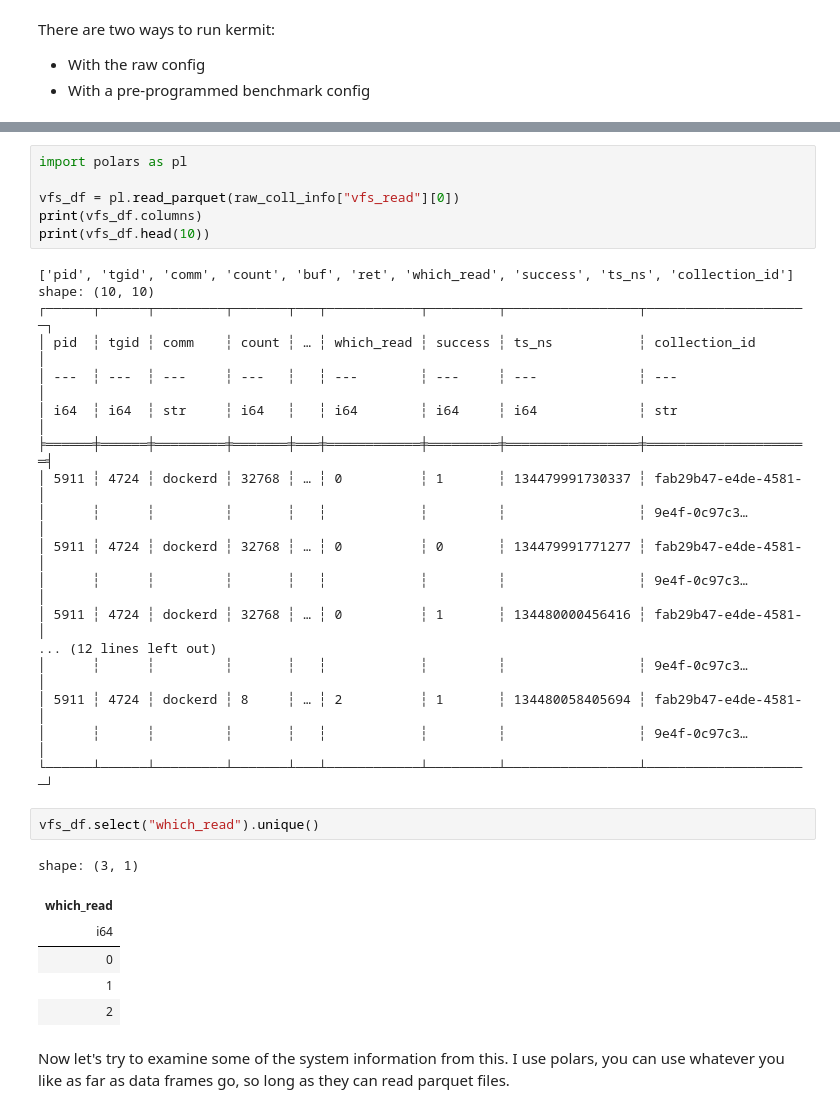
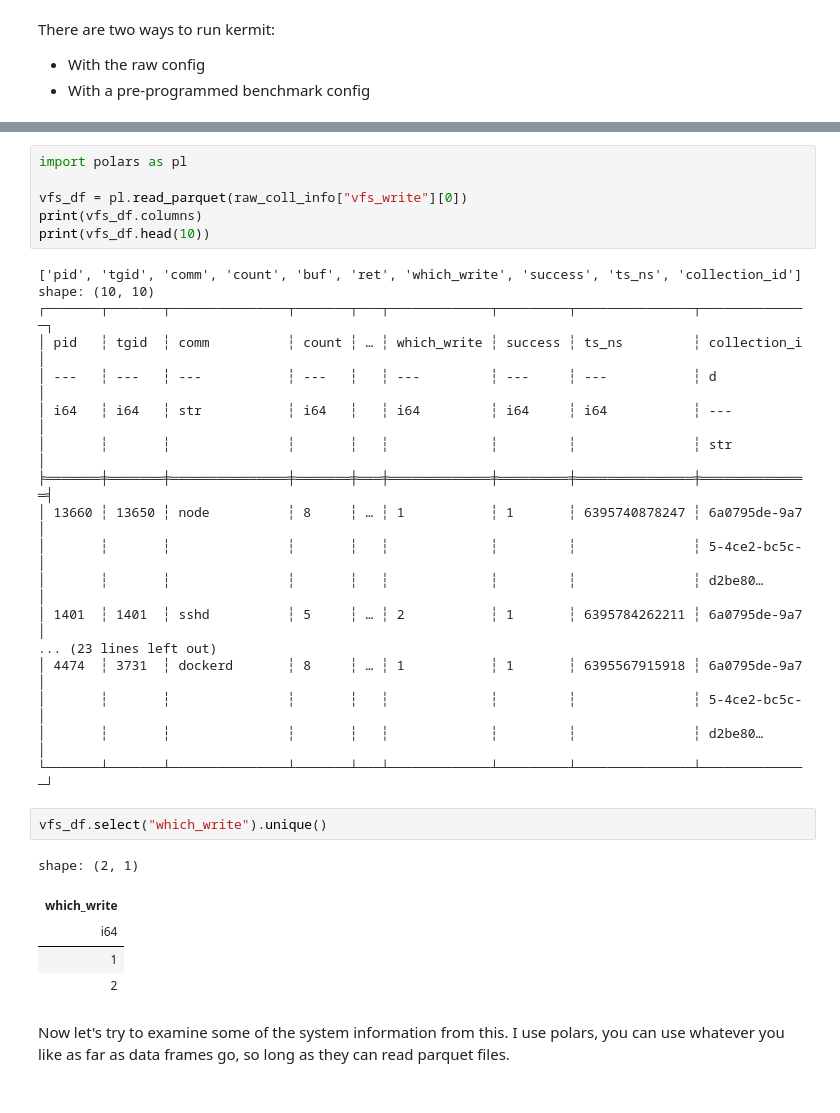
Before and after one commit to dhruvgoyalsjc/KernMLOps, a Jupyter notebook: tutorial.ipynb, the cells around one changed output, grey strips where cells are left out. Drawn from its saved outputs; the diff is of its cells as text.

```diff
--- a/tutorial.ipynb
+++ b/tutorial.ipynb
@@ -94,34 +92,33 @@ dict_keys(['dtlb_misses', 'block_io', 'file_data', 'system_info', 'process_metad
 # %%
 import polars as pl
 
-vfs_df = pl.read_parquet(raw_coll_info["vfs_read"][0])
+vfs_df = pl.read_parquet(raw_coll_info["vfs_write"][0])
 print(vfs_df.columns)
 print(vfs_df.head(10))
 # %% [output]
-['pid', 'tgid', 'comm', 'count', 'buf', 'ret', 'which_read', 'success', 'ts_ns', 'collection_id']
+['pid', 'tgid', 'comm', 'count', 'buf', 'ret', 'which_write', 'success', 'ts_ns', 'collection_id']
 shape: (10, 10)
-┌──────┬──────┬─────────┬───────┬───┬────────────┬─────────┬─────────────────┬─────────────────────┐
-│ pid  ┆ tgid ┆ comm    ┆ count ┆ … ┆ which_read ┆ success ┆ ts_ns           ┆ collection_id       │
-│ ---  ┆ ---  ┆ ---     ┆ ---   ┆   ┆ ---        ┆ ---     ┆ ---             ┆ ---                 │
-│ i64  ┆ i64  ┆ str     ┆ i64   ┆   ┆ i64        ┆ i64     ┆ i64             ┆ str                 │
-╞══════╪══════╪═════════╪═══════╪═══╪════════════╪═════════╪═════════════════╪═════════════════════╡
-│ 5911 ┆ 4724 ┆ dockerd ┆ 32768 ┆ … ┆ 0          ┆ 1       ┆ 134479991730337 ┆ fab29b47-e4de-4581- │
-│      ┆      ┆         ┆       ┆   ┆            ┆         ┆                 ┆ 9e4f-0c97c3…        │
-│ 5911 ┆ 4724 ┆ dockerd ┆ 32768 ┆ … ┆ 0          ┆ 0       ┆ 134479991771277 ┆ fab29b47-e4de-4581- │
-│      ┆      ┆         ┆       ┆   ┆            ┆         ┆                 ┆ 9e4f-0c97c3…        │
-│ 5911 ┆ 4724 ┆ dockerd ┆ 32768 ┆ … ┆ 0          ┆ 1       ┆ 134480000456416 ┆ fab29b47-e4de-4581- │
-... (12 lines left out)
-│      ┆      ┆         ┆       ┆   ┆            ┆         ┆                 ┆ 9e4f-0c97c3…        │
-│ 5911 ┆ 4724 ┆ dockerd ┆ 8     ┆ … ┆ 2          ┆ 1       ┆ 134480058405694 ┆ fab29b47-e4de-4581- │
-│      ┆      ┆         ┆       ┆   ┆            ┆         ┆                 ┆ 9e4f-0c97c3…        │
-└──────┴──────┴─────────┴───────┴───┴────────────┴─────────┴─────────────────┴─────────────────────┘
+┌───────┬───────┬───────────────┬───────┬───┬─────────────┬─────────┬───────────────┬──────────────┐
+│ pid   ┆ tgid  ┆ comm          ┆ count ┆ … ┆ which_write ┆ success ┆ ts_ns         ┆ collection_i │
+│ ---   ┆ ---   ┆ ---           ┆ ---   ┆   ┆ ---         ┆ ---     ┆ ---           ┆ d            │
+│ i64   ┆ i64   ┆ str           ┆ i64   ┆   ┆ i64         ┆ i64     ┆ i64           ┆ ---          │
+│       ┆       ┆               ┆       ┆   ┆             ┆         ┆               ┆ str          │
+╞═══════╪═══════╪═══════════════╪═══════╪═══╪═════════════╪═════════╪═══════════════╪══════════════╡
+│ 13660 ┆ 13650 ┆ node          ┆ 8     ┆ … ┆ 1           ┆ 1       ┆ 6395740878247 ┆ 6a0795de-9a7 │
+│       ┆       ┆               ┆       ┆   ┆             ┆         ┆               ┆ 5-4ce2-bc5c- │
+│       ┆       ┆               ┆       ┆   ┆             ┆         ┆               ┆ d2be80…      │
+│ 1401  ┆ 1401  ┆ sshd          ┆ 5     ┆ … ┆ 2           ┆ 1       ┆ 6395784262211 ┆ 6a0795de-9a7 │
+... (23 lines left out)
+│ 4474  ┆ 3731  ┆ dockerd       ┆ 8     ┆ … ┆ 1           ┆ 1       ┆ 6395567915918 ┆ 6a0795de-9a7 │
+│       ┆       ┆               ┆       ┆   ┆             ┆         ┆               ┆ 5-4ce2-bc5c- │
+│       ┆       ┆               ┆       ┆   ┆             ┆         ┆               ┆ d2be80…      │
+└───────┴───────┴───────────────┴───────┴───┴─────────────┴─────────┴───────────────┴──────────────┘
 # %%
-vfs_df.select("which_read").unique()
+vfs_df.select("which_write").unique()
 # %% [output]
-shape: (3, 1)
+shape: (2, 1)
-| which_read |
+| which_write |
 | i64 |
-| 0 |
 | 1 |
 | 2 |
 # %% [markdown]
```
Also changed, not shown: parts of 22 cells of this notebook, 12 other files.
